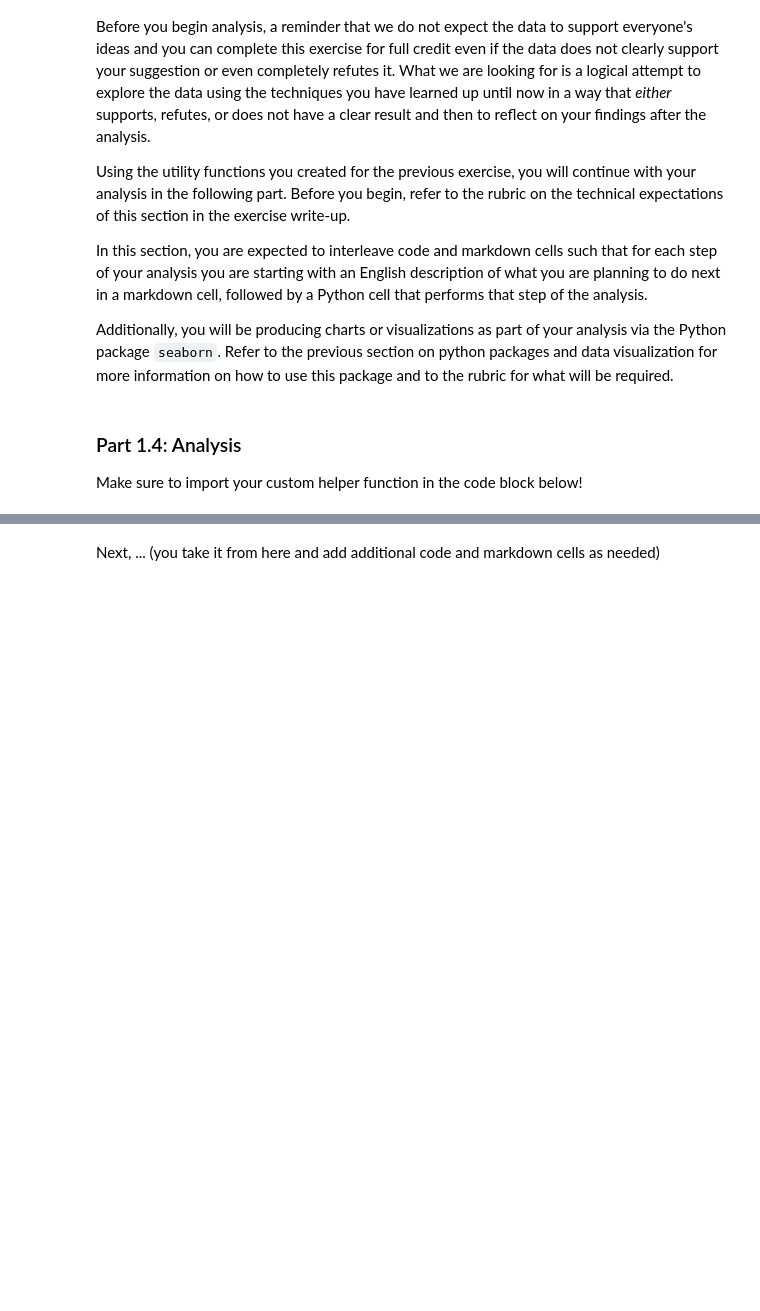
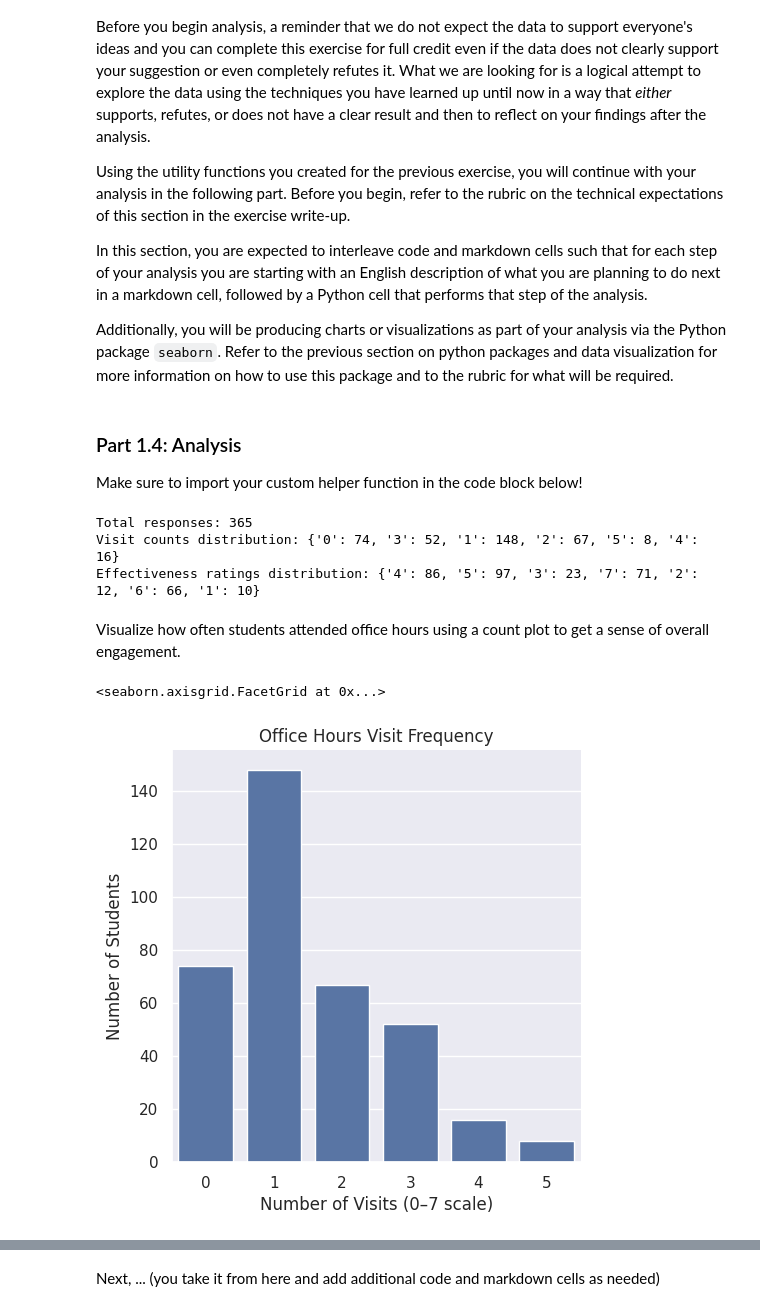
Before and after one commit to gfmauch/comp110-26s-workspace, a Jupyter notebook: exercises/ex09/analysis.ipynb, the cells around one changed output, grey strips where cells are left out. Drawn from its saved outputs; the diff is of its cells as text; code cells hidden in the pictures; blank space fills up the shorter version.

```diff
--- a/exercises/ex09/analysis.ipynb
+++ b/exercises/ex09/analysis.ipynb
@@ -390,4 +390,40 @@ Additionally, you will be producing charts or visualizations as part of your ana
 
 Make sure to import your custom helper function in the code block below!
 # %%
-# TODO: You complete the code blocks from here onward!
+from data_utils import read_csv_rows, columnar, concat, select, count, convert_columns_to_int
+
+# Load and combine both survey datasets
+izzi_data: dict[str, list[str]] = columnar(read_csv_rows(DATA_FILE_NAME_IZZI))
+alyssa_data: dict[str, list[str]] = columnar(read_csv_rows(DATA_FILE_NAME_ALYSSA))
+all_data: dict[str, list[str]] = concat(izzi_data, alyssa_data)
+
+# Select relevant columns and filter out rows with empty values
+oh_data_raw: dict[str, list[str]] = select(all_data, ["oh_visits", "oh_effective"])
+
+# Keep only rows where both columns have non-empty values
+oh_data: dict[str, list[str]] = {"oh_visits": [], "oh_effective": []}
+for v, e in zip(oh_data_raw["oh_visits"], oh_data_raw["oh_effective"]):
+    if v != "" and e != "":
+        oh_data["oh_visits"].append(v)
+        oh_data["oh_effective"].append(e)
+
+oh_data_int = convert_columns_to_int(oh_data, ["oh_visits", "oh_effective"])
+
+print(f"Total responses: {len(oh_data['oh_visits'])}")
+print(f"Visit counts distribution: {count(oh_data['oh_visits'])}")
+print(f"Effectiveness ratings distribution: {count(oh_data['oh_effective'])}")
+# %% [output]
+Total responses: 365
+Visit counts distribution: {'0': 74, '3': 52, '1': 148, '2': 67, '5': 8, '4': 16}
+Effectiveness ratings distribution: {'4': 86, '5': 97, '3': 23, '7': 71, '2': 12, '6': 66, '1': 10}
+# %% [markdown]
+Visualize how often students attended office hours using a count plot to get a sense of overall engagement.
+# %%
+import seaborn as sns
+sns.set_theme()
+
+visits_plot = sns.catplot(data=oh_data_int, kind="count", x="oh_visits")
+visits_plot.set(title="Office Hours Visit Frequency", xlabel="Number of Visits (0–7 scale)", ylabel="Number of Students")
+# %% [output]
+<seaborn.axisgrid.FacetGrid at 0x...>
+[figure, added]
```
Also changed, not shown: parts of 5 cells of this notebook.
